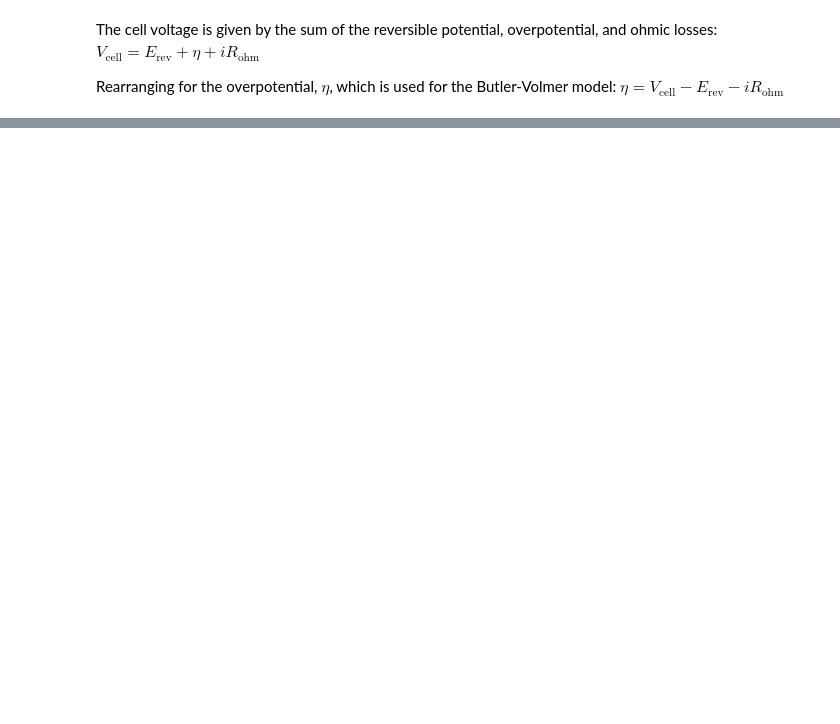
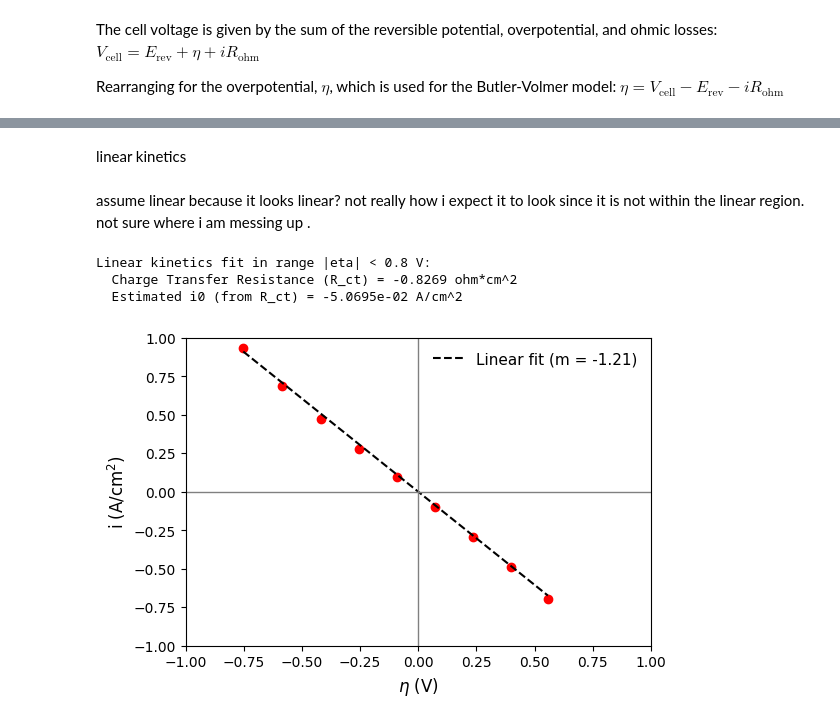
Before and after one commit to mohammadmundiwala/fuel-cells, a Jupyter notebook: hw3.2/butler_volmer_fit.ipynb, the cells around one changed output, grey strips where cells are left out. Drawn from its saved outputs; the diff is of its cells as text; code cells hidden in the pictures; blank space fills up the shorter version.

```diff
--- a/hw3.2/butler_volmer_fit.ipynb
+++ b/hw3.2/butler_volmer_fit.ipynb
@@ -184,0 +124,50 @@ plt.show()
+# %% [markdown]
+linear kinetics
+# %% [markdown]
+assume linear because it looks linear? not really how i expect it to look since it is not within the linear region. not sure where i am messing up .
+# %%
+# For small overpotentials, BV simplifies to i ≈ i0 * (nF/(RT)) * eta = eta / R_ct
+eta_linear_thresh = 0.8
+
+# Filter data for the linear region
+linear_df = data[np.abs(data["eta_V"]) < eta_linear_thresh].copy()
+
+
+# Perform linear fit of i vs. eta (i = m*eta + b)
+# We force the intercept b to be zero, since i must be 0 at eta=0.
+# For a fit through the origin, slope m = sum(x*y) / sum(x^2)
+eta_vals = linear_df["eta_V"].to_numpy()
+i_vals = linear_df["i_A_cm2"].to_numpy()
+
+slope = np.sum(eta_vals * i_vals) / np.sum(eta_vals**2)
+R_ct = 1.0 / slope  # ohm*cm^2
+
+# Estimate i0 from R_ct, assuming alpha_a + alpha_c = 1 from the main BV fit
+alpha_sum = alpha_a_fit + alpha_c_fit # Should be 1.0
+i0_from_linear = R*T / (alpha_sum * n * F * R_ct)
+
+print(f"Linear kinetics fit in range |eta| < {eta_linear_thresh} V:")
+print(f"  Charge Transfer Resistance (R_ct) = {R_ct:.4f} ohm*cm^2")
+print(f"  Estimated i0 (from R_ct) = {i0_from_linear:.4e} A/cm^2")
+
+
+fig = plt.figure(figsize=(6,4))
+plt.plot(linear_df["eta_V"], linear_df["i_A_cm2"], "o", color='red')
+eta_plot = np.array([linear_df["eta_V"].min(), linear_df["eta_V"].max()])
+i_plot = slope * eta_plot
+plt.plot(eta_plot, i_plot, "--", color='k', label=f"Linear fit (m = {slope:.2f})")
+
+plt.axhline(0, linewidth=1, color='gray')
+plt.axvline(0, linewidth=1, color='gray')
+plt.xlim(-1, 1)
+plt.ylim(-1,1)
+plt.xlabel("$\eta$ (V)", fontsize=12)
+plt.ylabel("i (A/cm$^2$)", fontsize=12)
+plt.legend(frameon=False, fontsize=11)
+plt.show()
+# fig.savefig('linear-kinetics.png', dpi=300)
+# %% [output]
+Linear kinetics fit in range |eta| < 0.8 V:
+  Charge Transfer Resistance (R_ct) = -0.8269 ohm*cm^2
+  Estimated i0 (from R_ct) = -5.0695e-02 A/cm^2
+[figure, added]
```
Also changed, not shown: parts of 10 cells of this notebook, 2 other files.
